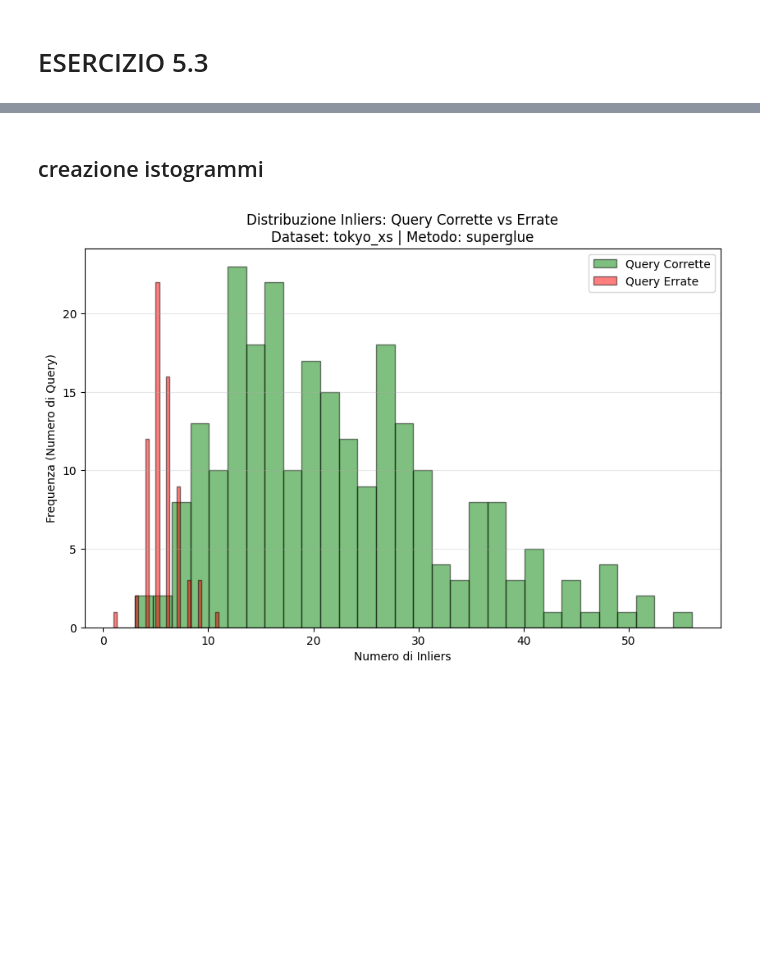
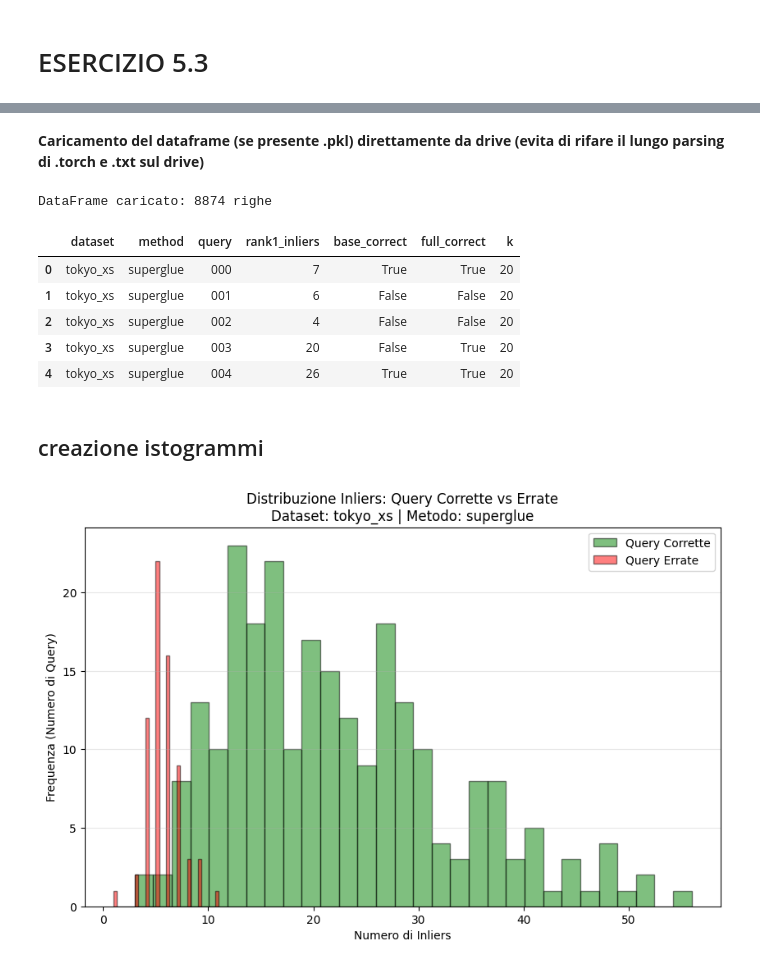
Before and after one commit to androsida/Visual-Place-Recognition-Project, a Jupyter notebook: start_your_project.ipynb, the cells around one changed output, grey strips where cells are left out. Saved outputs shown, nothing was run; the diff lists cells and outputs as text; code cells hidden in the pictures; blank space fills up the shorter version.

```diff
--- a/start_your_project.ipynb
+++ b/start_your_project.ipynb
@@ -496,3 +515,29 @@ df_risultati.head()
+# %% [markdown]
+**Caricamento del dataframe (se presente .pkl) direttamente da drive (evita di rifare il lungo parsing di .torch e .txt sul drive)**
+# %%
+vpr_method = "cosplace"
+
+base_dir = Path("/content/drive/MyDrive/Progetto_VPR/Visual-Place-Recognition-Project/results")
+
+pkl_path = (
+    base_dir
+    / "Image_Matching_methods"
+    / vpr_method
+    / f"df_risultati_adaptive_{vpr_method}.pkl"
+)
+
+df_risultati = pd.read_pickle(pkl_path)
+
+print(f"DataFrame caricato: {len(df_risultati)} righe")
+df_risultati.head()
+# %% [output]
+DataFrame caricato: 8874 righe
+|  | dataset | method | query | rank1_inliers | base_correct | full_correct | k |
+| 0 | tokyo_xs | superglue | 000 | 7 | True | True | 20 |
+| 1 | tokyo_xs | superglue | 001 | 6 | False | False | 20 |
+| 2 | tokyo_xs | superglue | 002 | 4 | False | False | 20 |
+| 3 | tokyo_xs | superglue | 003 | 20 | False | True | 20 |
+| 4 | tokyo_xs | superglue | 004 | 26 | True | True | 20 |
 # %% [markdown]
 ## creazione istogrammi
 # %%
```
Also changed, not shown: parts of 5 cells of this notebook.
